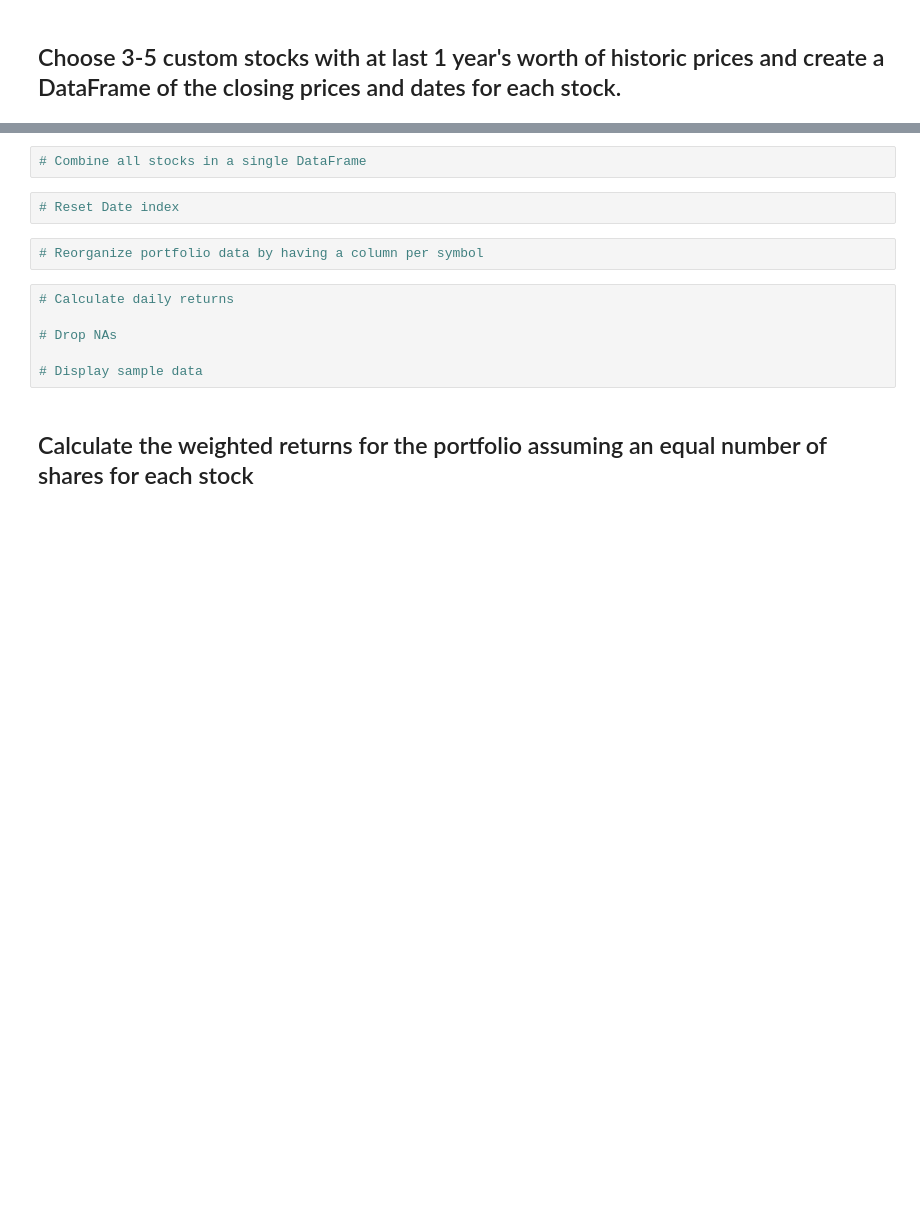
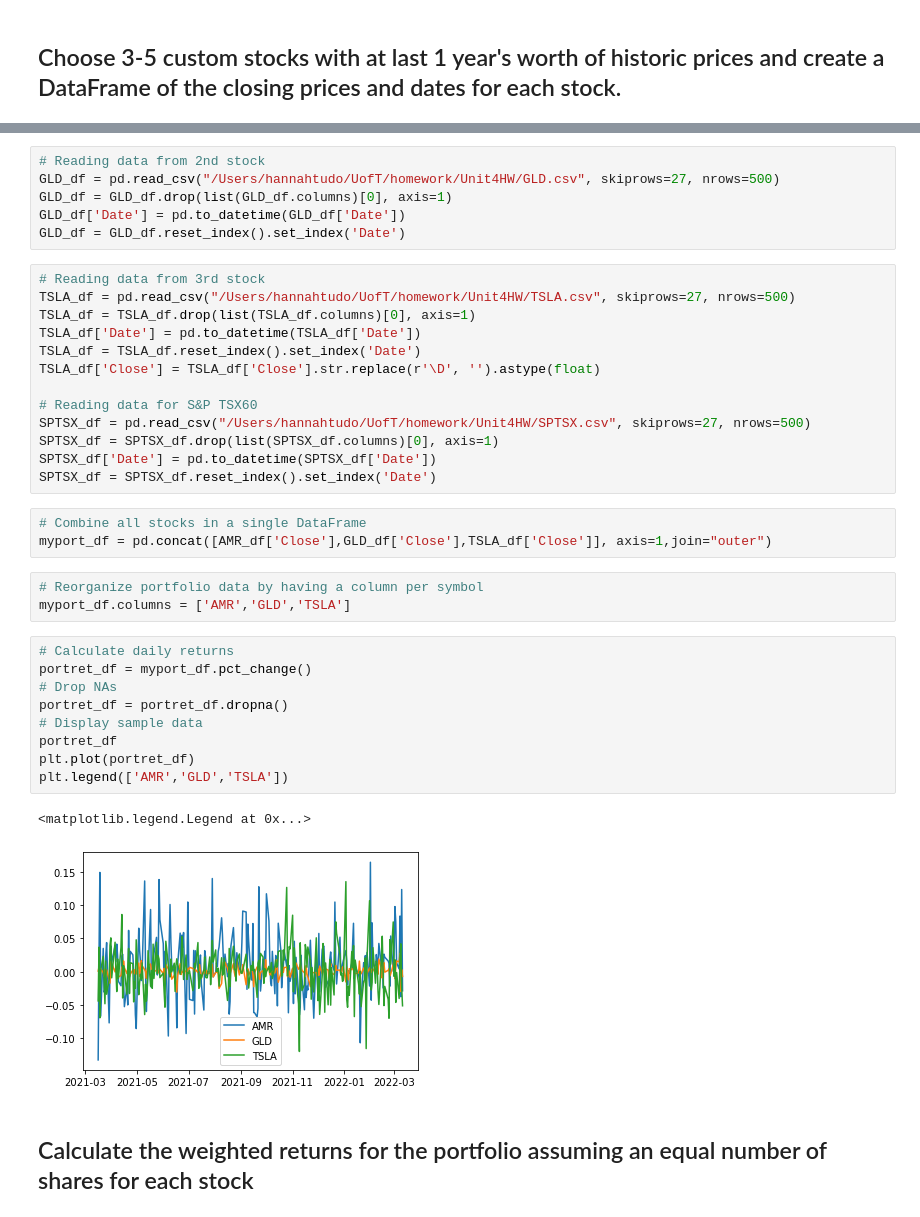
Before and after one commit to kcctudo/python-homework, a Jupyter notebook: whale_analysis.ipynb, the cells around one changed output, grey strips where cells are left out. Saved outputs shown, nothing was run; the diff lists cells and outputs as text; blank space fills up the shorter version.

```diff
--- a/whale_analysis.ipynb
+++ b/whale_analysis.ipynb
@@ -279,15 +344,40 @@ In this section, you will build your own portfolio of stocks, calculate the retu
+# %%
+# Reading data from 2nd stock
+GLD_df = pd.read_csv("/Users/hannahtudo/UofT/homework/Unit4HW/GLD.csv", skiprows=27, nrows=500)
+GLD_df = GLD_df.drop(list(GLD_df.columns)[0], axis=1)
+GLD_df['Date'] = pd.to_datetime(GLD_df['Date'])
+GLD_df = GLD_df.reset_index().set_index('Date')
+# %%
+# Reading data from 3rd stock
+TSLA_df = pd.read_csv("/Users/hannahtudo/UofT/homework/Unit4HW/TSLA.csv", skiprows=27, nrows=500)
+TSLA_df = TSLA_df.drop(list(TSLA_df.columns)[0], axis=1)
+TSLA_df['Date'] = pd.to_datetime(TSLA_df['Date'])
+TSLA_df = TSLA_df.reset_index().set_index('Date')
+TSLA_df['Close'] = TSLA_df['Close'].str.replace(r'\D', '').astype(float)
+
+# Reading data for S&P TSX60
+SPTSX_df = pd.read_csv("/Users/hannahtudo/UofT/homework/Unit4HW/SPTSX.csv", skiprows=27, nrows=500)
+SPTSX_df = SPTSX_df.drop(list(SPTSX_df.columns)[0], axis=1)
+SPTSX_df['Date'] = pd.to_datetime(SPTSX_df['Date'])
+SPTSX_df = SPTSX_df.reset_index().set_index('Date')
 # %%
 # Combine all stocks in a single DataFrame
+myport_df = pd.concat([AMR_df['Close'],GLD_df['Close'],TSLA_df['Close']], axis=1,join="outer")
-# %%
-# Reset Date index
 # %%
 # Reorganize portfolio data by having a column per symbol
+myport_df.columns = ['AMR','GLD','TSLA']
 # %%
 # Calculate daily returns
-
+portret_df = myport_df.pct_change()
 # Drop NAs
-
+portret_df = portret_df.dropna()
 # Display sample data
+portret_df
+plt.plot(portret_df)
+plt.legend(['AMR','GLD','TSLA'])
+# %% [output]
+<matplotlib.legend.Legend at 0x...>
+[figure, added]
 # %% [markdown]
 ## Calculate the weighted returns for the portfolio assuming an equal number of shares for each stock
 # %%
```
Also changed, not shown: parts of 32 cells of this notebook.
